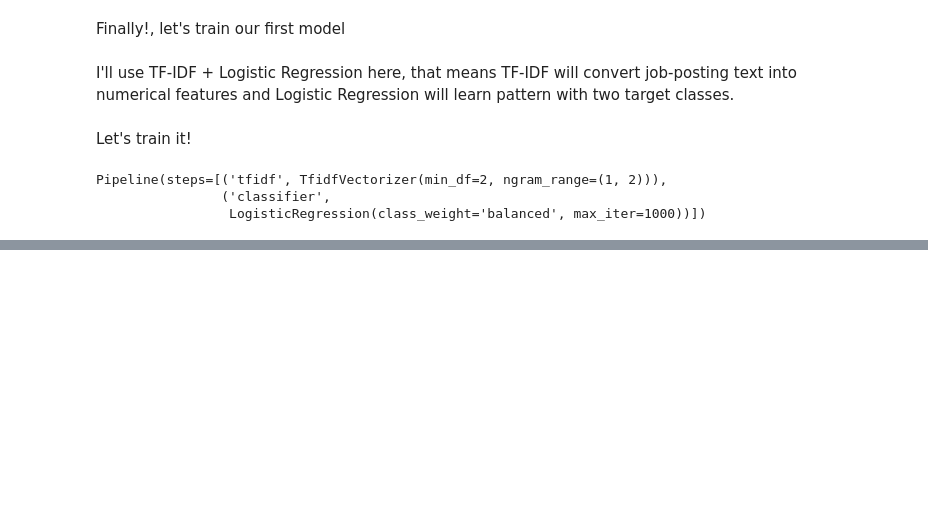
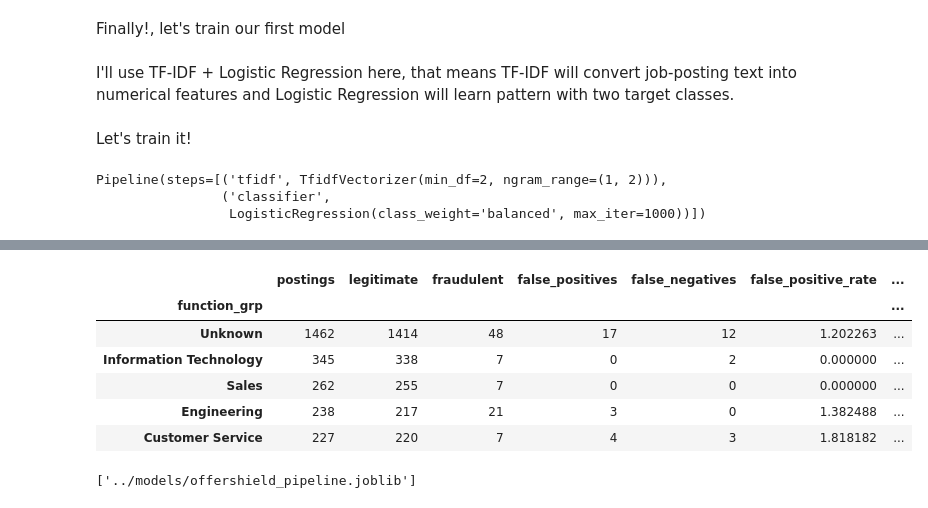
Before and after one commit to Chandani-coder/offershield, a Jupyter notebook: notebooks/model_building.ipynb, the cells around one changed output, grey strips where cells are left out. Cells and saved outputs as stored; diff of their text form; code cells hidden in the pictures; blank space fills up the shorter version.

```diff
--- a/notebooks/model_building.ipynb
+++ b/notebooks/model_building.ipynb
@@ -215,0 +466,24 @@ Pipeline(steps=[('tfidf', TfidfVectorizer(min_df=2, ngram_range=(1, 2))),
+# %%
+eval_df["function_grp"] = eval_df["function"].fillna("Unknown")
+# %%
+report_function= eval_df.groupby("function_grp").agg(
+    postings=("job_id", "count"),
+    legitimate=("legit","sum"),
+    fraudulent=("fraud","sum"),
+    false_positives=("is_fp","sum"),
+    false_negatives=("is_fn","sum")
+
+)
+# %%
+report_function["false_positive_rate"]=(report_function["false_positives"]/ report_function["legitimate"]*100)
+report_function["false_negative_rate"]=(report_function["false_negatives"]/ report_function["fraudulent"]*100)
+# %%
+report_function.sort_values("postings",ascending=False).head()
+# %% [output]
+|  | postings | legitimate | fraudulent | false_positives | false_negatives | false_positive_rate | ... |
+| function_grp |  |  |  |  |  |  | ... |
+| Unknown | 1462 | 1414 | 48 | 17 | 12 | 1.202263 | ... |
+| Information Technology | 345 | 338 | 7 | 0 | 2 | 0.000000 | ... |
+| Sales | 262 | 255 | 7 | 0 | 0 | 0.000000 | ... |
+| Engineering | 238 | 217 | 21 | 3 | 0 | 1.382488 | ... |
+| Customer Service | 227 | 220 | 7 | 4 | 3 | 1.818182 | ... |
@@ -215,0 +499,5 @@ Pipeline(steps=[('tfidf', TfidfVectorizer(min_df=2, ngram_range=(1, 2))),
+# %%
+joblib.dump(model,
+"../models/offershield_pipeline.joblib")
+# %% [output]
+['../models/offershield_pipeline.joblib']
```
Also changed, not shown: parts of 49 cells of this notebook, 14 other files.
